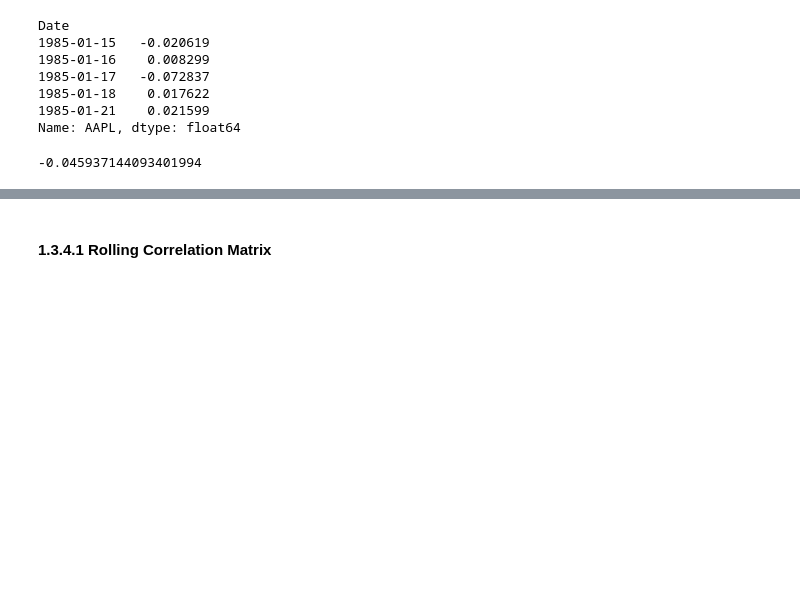
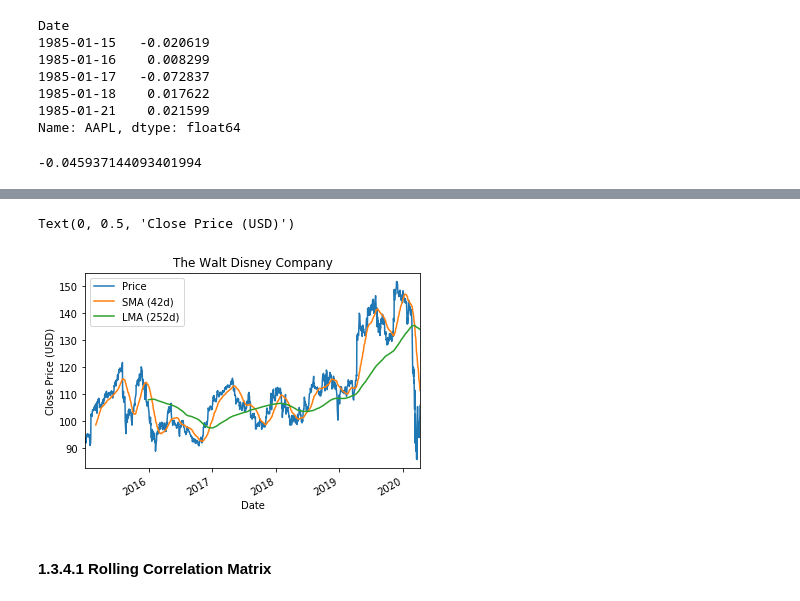
Before and after one commit to gabrielepompa88/IT-For-Business-And-Finance-2019-20, a Jupyter notebook: Notebooks/Data_Analysis___Financial_Time_Series.ipynb, the cells around one changed output, grey strips where cells are left out. Saved outputs shown, nothing was run; the diff lists cells and outputs as text; code cells hidden in the pictures; blank space fills up the shorter version.

```diff
--- a/Notebooks/Data_Analysis___Financial_Time_Series.ipynb
+++ b/Notebooks/Data_Analysis___Financial_Time_Series.ipynb
@@ -1021,2 +1057,10 @@ rets.loc["1985-01-15":"1985-01-21", "AAPL"].sum()
+# %%
+ax = disneyRollingIndicators.plot()
+
+ax.set_title("The Walt Disney Company")
+ax.set_ylabel("Close Price (USD)")
+# %% [output]
+Text(0, 0.5, 'Close Price (USD)')
+[figure, added]
 # %% [markdown]
 #### 1.3.4.1 Rolling Correlation Matrix <a name="rolling-correlation-matrix"></a>
```
Also changed, not shown: parts of 45 cells of this notebook.
